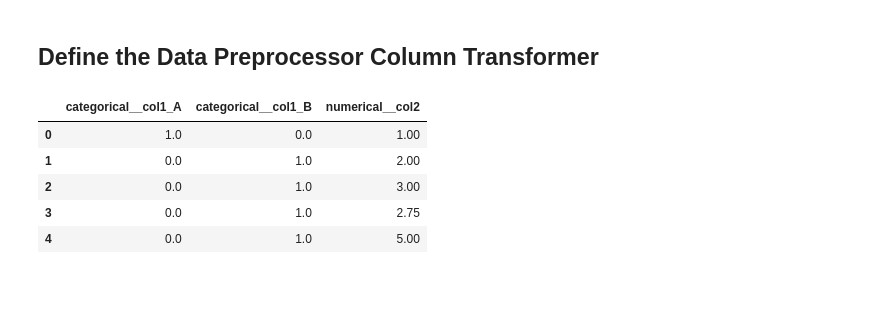
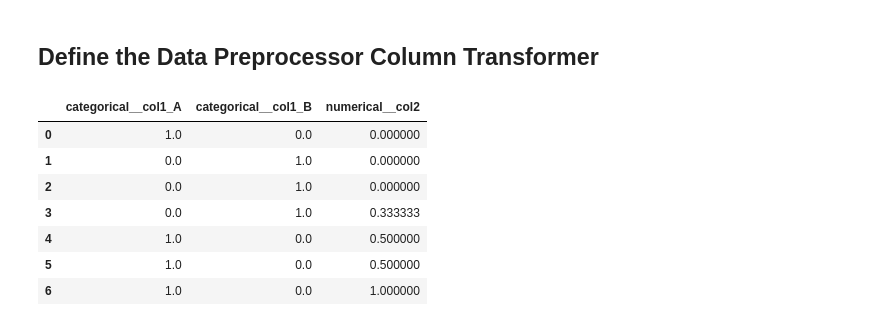
Before and after one commit to Volscente/kaggle_tps, a Jupyter notebook: notebooks/S3E15/heat_flux_feature_imputation.ipynb, the cells around one changed output. Saved outputs shown, nothing was run; the diff lists cells and outputs as text; code cells hidden in the pictures; blank space fills up the shorter version.

```diff
--- a/notebooks/S3E15/heat_flux_feature_imputation.ipynb
+++ b/notebooks/S3E15/heat_flux_feature_imputation.ipynb
@@ -564,26 +564,33 @@ labels = ['x_e_out [-]']
 # %% [markdown]
 ## Define the Data Preprocessor Column Transformer
 # %%
-dummy_data_2 = pd.DataFrame({'col1': ['A', 'B', 'B', 'B', None],
-                             'col2': [1, 2, 3, None, 5]})
+dummy_data_2 = pd.DataFrame({'col1': ['A', 'B', 'B', 'B', None, 'A', 'A',],
+                             'col2': [1, 1, 1, None, 2, 2, 3]})
 
 data_preprocessor_dummy = ColumnTransformer(
     transformers=[
         ('categorical',
          Pipeline([
-            ('imputer', SimpleImputer(missing_values=None, strategy='most_frequent', copy=False)),
-            ('one_hot_encoder', OneHotEncoder())
+            ('imputation', SimpleImputer(missing_values=None, strategy='most_frequent', copy=False)),
+            ('one_hot_encoding', OneHotEncoder())
          ]), ['col1']),
-        ('numerical', SimpleImputer(), ['col2'])
+        ('numerical',
+         Pipeline([
+             ('imputation', SimpleImputer(strategy='mean', copy=False)),
+             ('standardization', StandardScaler()),
+             ('normalization', MinMaxScaler())
+         ]), ['col2'])
     ])
 
 result = pd.DataFrame(data_preprocessor_dummy.fit_transform(dummy_data_2), columns=data_preprocessor_dummy.get_feature_names_out())
 
-result.head()
+result.head(10)
 # %% [output]
 |  | categorical__col1_A | categorical__col1_B | numerical__col2 |
-| 0 | 1.0 | 0.0 | 1.00 |
-| 1 | 0.0 | 1.0 | 2.00 |
-| 2 | 0.0 | 1.0 | 3.00 |
-| 3 | 0.0 | 1.0 | 2.75 |
-| 4 | 0.0 | 1.0 | 5.00 |
+| 0 | 1.0 | 0.0 | 0.000000 |
+| 1 | 0.0 | 1.0 | 0.000000 |
+| 2 | 0.0 | 1.0 | 0.000000 |
+| 3 | 0.0 | 1.0 | 0.333333 |
+| 4 | 1.0 | 0.0 | 0.500000 |
+| 5 | 1.0 | 0.0 | 0.500000 |
+| 6 | 1.0 | 0.0 | 1.000000 |
```
Also changed, not shown: parts of 2 cells of this notebook.
